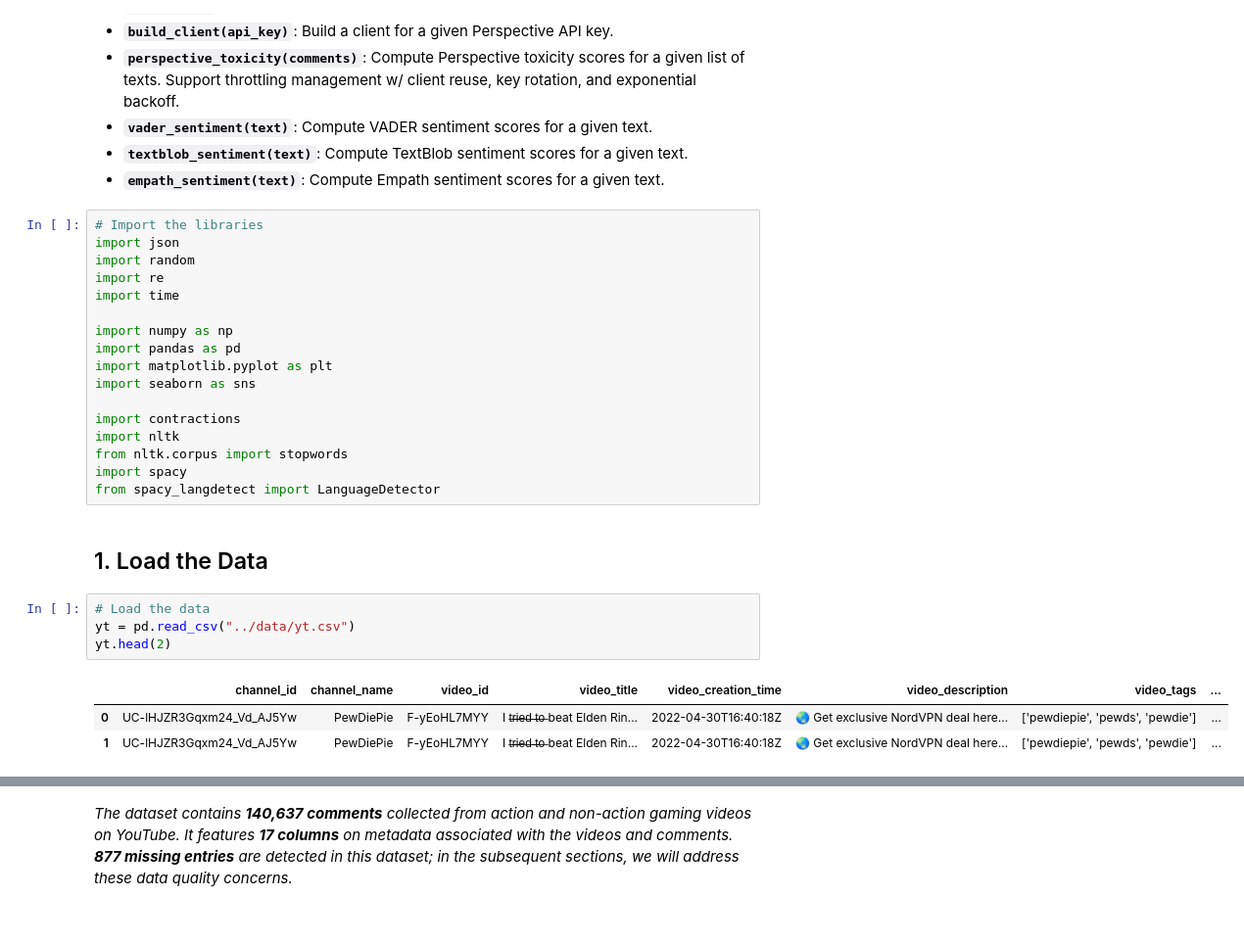
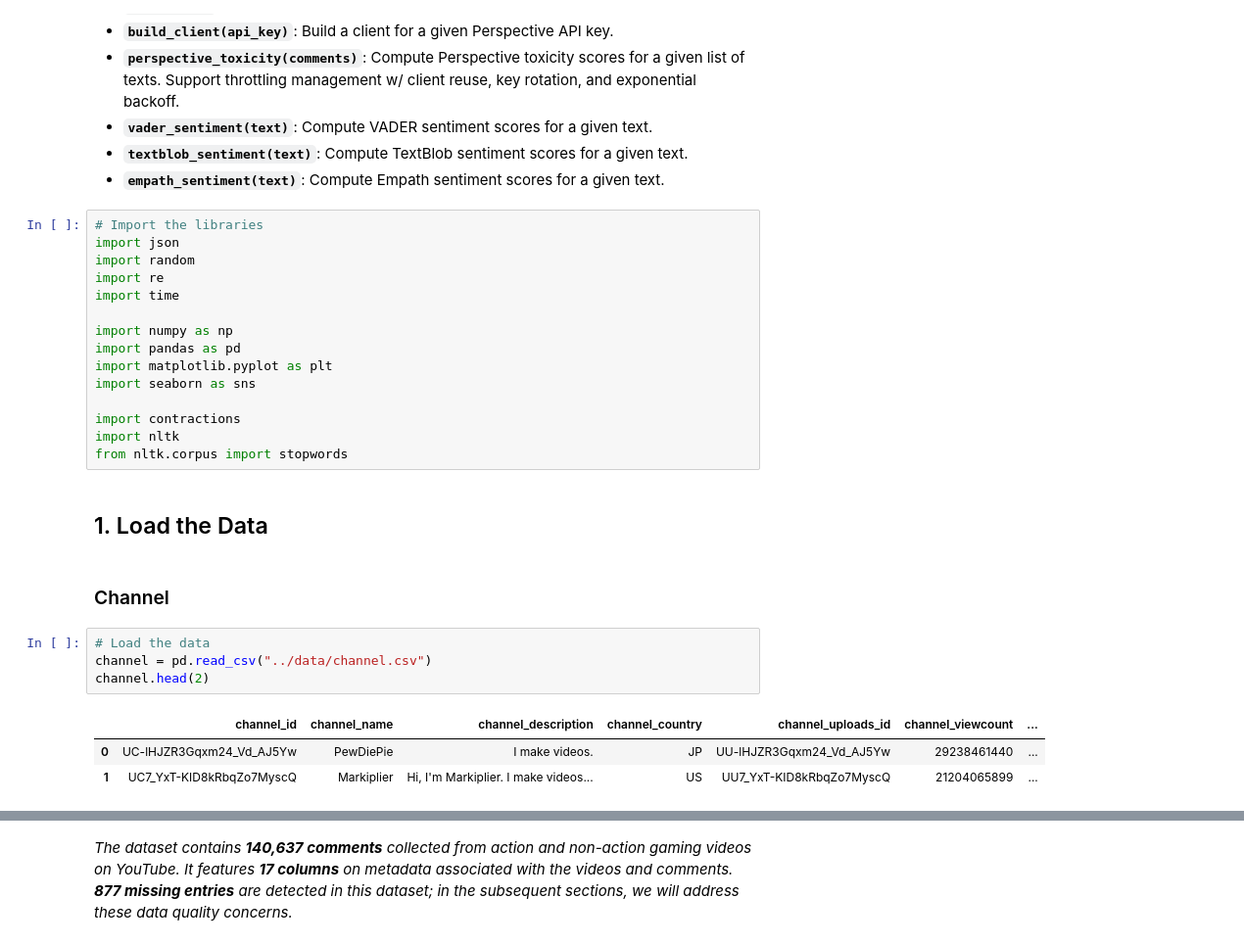
Before and after one commit to IMT-547-Team-1/YouTube-Toxic-Comments, a Jupyter notebook: code/02-preprocessing.ipynb, the cells around one changed output, grey strips where cells are left out. Shown at 98% size. Cells and saved outputs as stored; diff of their text form.

```diff
--- a/code/02-preprocessing.ipynb
+++ b/code/02-preprocessing.ipynb
@@ -70,15 +70,15 @@ import seaborn as sns
 import contractions
 import nltk
 from nltk.corpus import stopwords
-import spacy
-from spacy_langdetect import LanguageDetector
 # %% [markdown]
 ## 1. Load the Data
+# %% [markdown]
+### Channel
 # %%
 # Load the data
-yt = pd.read_csv("../data/yt.csv")
-yt.head(2)
+channel = pd.read_csv("../data/channel.csv")
+channel.head(2)
 # %% [output]
-|  | channel_id | channel_name | video_id | video_title | video_creation_time | video_description | video_tags | ... |
-| 0 | UC-lHJZR3Gqxm24_Vd_AJ5Yw | PewDiePie | F-yEoHL7MYY | I t̶r̶i̶e̶d̶ ̶t̶o̶ beat Elden Rin... | 2022-04-30T16:40:18Z | 🌏 Get exclusive NordVPN deal here... | ['pewdiepie', 'pewds', 'pewdie'] | ... |
-| 1 | UC-lHJZR3Gqxm24_Vd_AJ5Yw | PewDiePie | F-yEoHL7MYY | I t̶r̶i̶e̶d̶ ̶t̶o̶ beat Elden Rin... | 2022-04-30T16:40:18Z | 🌏 Get exclusive NordVPN deal here... | ['pewdiepie', 'pewds', 'pewdie'] | ... |
+|  | channel_id | channel_name | channel_description | channel_country | channel_uploads_id | channel_viewcount | ... |
+| 0 | UC-lHJZR3Gqxm24_Vd_AJ5Yw | PewDiePie | I make videos. | JP | UU-lHJZR3Gqxm24_Vd_AJ5Yw | 29238461440 | ... |
+| 1 | UC7_YxT-KID8kRbqZo7MyscQ | Markiplier | Hi, I'm Markiplier. I make videos... | US | UU7_YxT-KID8kRbqZo7MyscQ | 21204065899 | ... |
```
Also changed, not shown: parts of 112 cells of this notebook, 3 other files.
